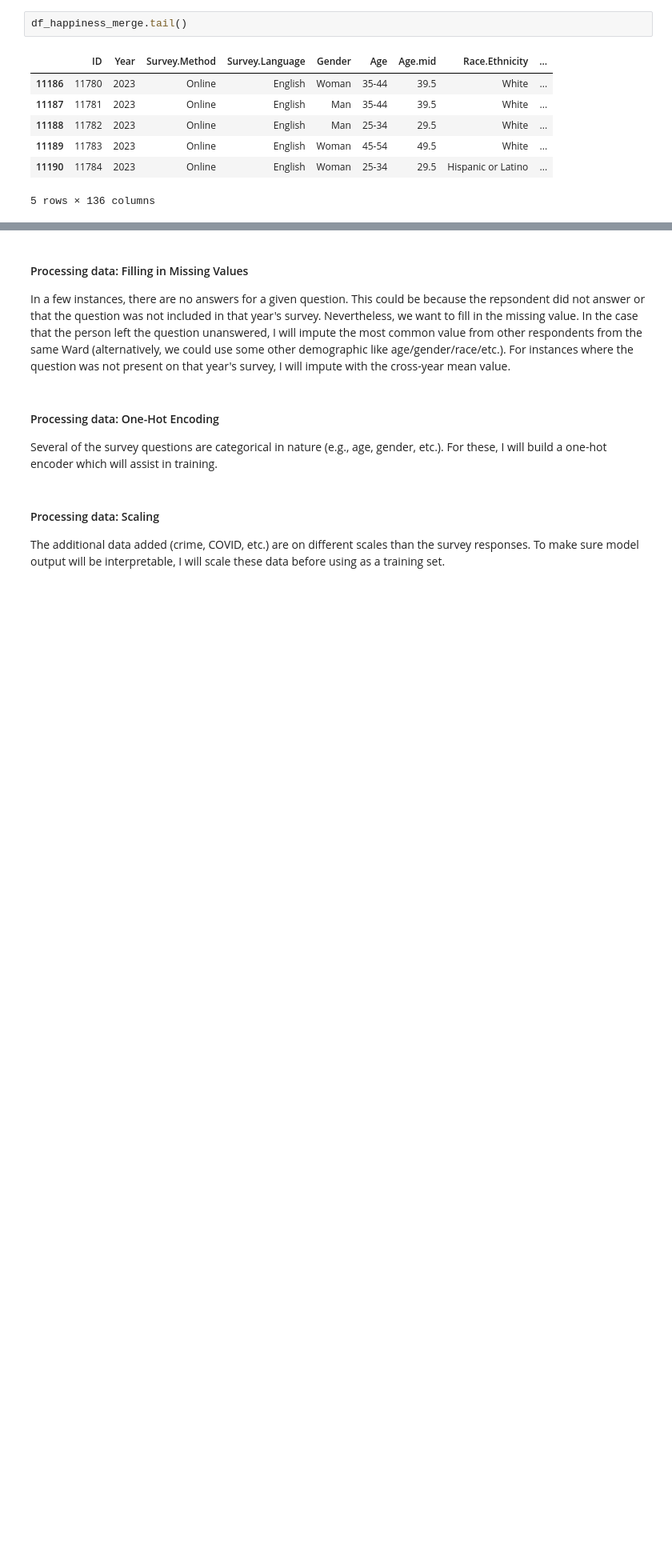
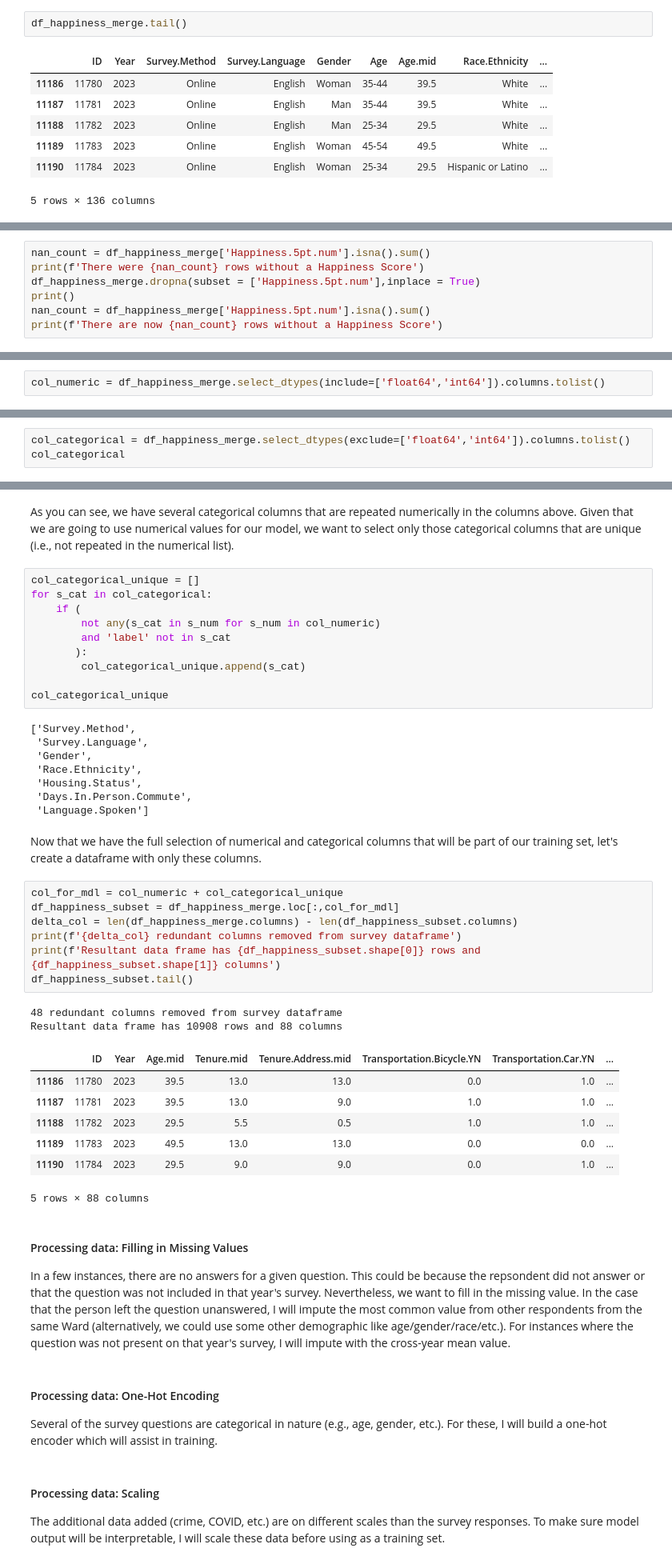
Before and after one commit to monk-kevin/SomervilleOpenDataExploration, a Jupyter notebook: JupyterNotebooks/SomervilleDataExploration.ipynb, the cells around one changed output, grey strips where cells are left out. Shown at 80% size. Drawn from its saved outputs; the diff is of its cells as text; blank space fills up the shorter version.

Commit message:
Update SomervilleDataExploration.ipynb
began processing happiness survey for model training. Removed redundant label/numerical columns (defaulting to numerical)

```diff
--- a/JupyterNotebooks/SomervilleDataExploration.ipynb
+++ b/JupyterNotebooks/SomervilleDataExploration.ipynb
@@ -492,0 +490,7 @@ Now that we have a sense of how various features influence the average happiness
+# %%
+nan_count = df_happiness_merge['Happiness.5pt.num'].isna().sum()
+print(f'There were {nan_count} rows without a Happiness Score')
+df_happiness_merge.dropna(subset = ['Happiness.5pt.num'],inplace = True)
+print()
+nan_count = df_happiness_merge['Happiness.5pt.num'].isna().sum()
+print(f'There are now {nan_count} rows without a Happiness Score')
@@ -492,0 +568,2 @@ Now that we have a sense of how various features influence the average happiness
+# %%
+col_numeric = df_happiness_merge.select_dtypes(include=['float64','int64']).columns.tolist()
@@ -492,0 +592,3 @@ Now that we have a sense of how various features influence the average happiness
+# %%
+col_categorical = df_happiness_merge.select_dtypes(exclude=['float64','int64']).columns.tolist()
+col_categorical
@@ -493,3 +613,42 @@ Now that we have a sense of how various features influence the average happiness
+# %% [markdown]
+As you can see, we have several categorical columns that are repeated numerically in the columns above. Given that we are going to use numerical values for our model, we want to select only those categorical columns that are unique (i.e., not repeated in the numerical list).
+# %%
+col_categorical_unique = []
+for s_cat in col_categorical:
+    if (
+        not any(s_cat in s_num for s_num in col_numeric)
+        and 'label' not in s_cat
+       ):
+        col_categorical_unique.append(s_cat)
+
+col_categorical_unique
+# %% [output]
+['Survey.Method',
+ 'Survey.Language',
+ 'Gender',
+ 'Race.Ethnicity',
+ 'Housing.Status',
+ 'Days.In.Person.Commute',
+ 'Language.Spoken']
+# %% [markdown]
+Now that we have the full selection of numerical and categorical columns that will be part of our training set, let's create a dataframe with only these columns.
+# %%
+col_for_mdl = col_numeric + col_categorical_unique
+df_happiness_subset = df_happiness_merge.loc[:,col_for_mdl]
+delta_col = len(df_happiness_merge.columns) - len(df_happiness_subset.columns)
+print(f'{delta_col} redundant columns removed from survey dataframe')
+print(f'Resultant data frame has {df_happiness_subset.shape[0]} rows and {df_happiness_subset.shape[1]} columns')
+df_happiness_subset.tail()
+# %% [output]
+48 redundant columns removed from survey dataframe
+Resultant data frame has 10908 rows and 88 columns
+|  | ID | Year | Age.mid | Tenure.mid | Tenure.Address.mid | Transportation.Bicycle.YN | Transportation.Car.YN | ... |
+| 11186 | 11780 | 2023 | 39.5 | 13.0 | 13.0 | 0.0 | 1.0 | ... |
+| 11187 | 11781 | 2023 | 39.5 | 13.0 | 9.0 | 1.0 | 1.0 | ... |
+| 11188 | 11782 | 2023 | 29.5 | 5.5 | 0.5 | 1.0 | 1.0 | ... |
+| 11189 | 11783 | 2023 | 49.5 | 13.0 | 13.0 | 0.0 | 0.0 | ... |
+| 11190 | 11784 | 2023 | 29.5 | 9.0 | 9.0 | 0.0 | 1.0 | ... |
+5 rows × 88 columns
 # %% [markdown]
 #### Processing data: Filling in Missing Values
 In a few instances, there are no answers for a given question. This could be because the repsondent did not answer or that the question was not included in that year's survey. Nevertheless, we want to fill in the missing value. In the case that the person left the question unanswered, I will impute the most common value from other respondents from the same Ward (alternatively, we could use some other demographic like age/gender/race/etc.). For instances where the question was not present on that year's survey, I will impute with the cross-year mean value.
```
Also changed, not shown: parts of 14 cells of this notebook.
